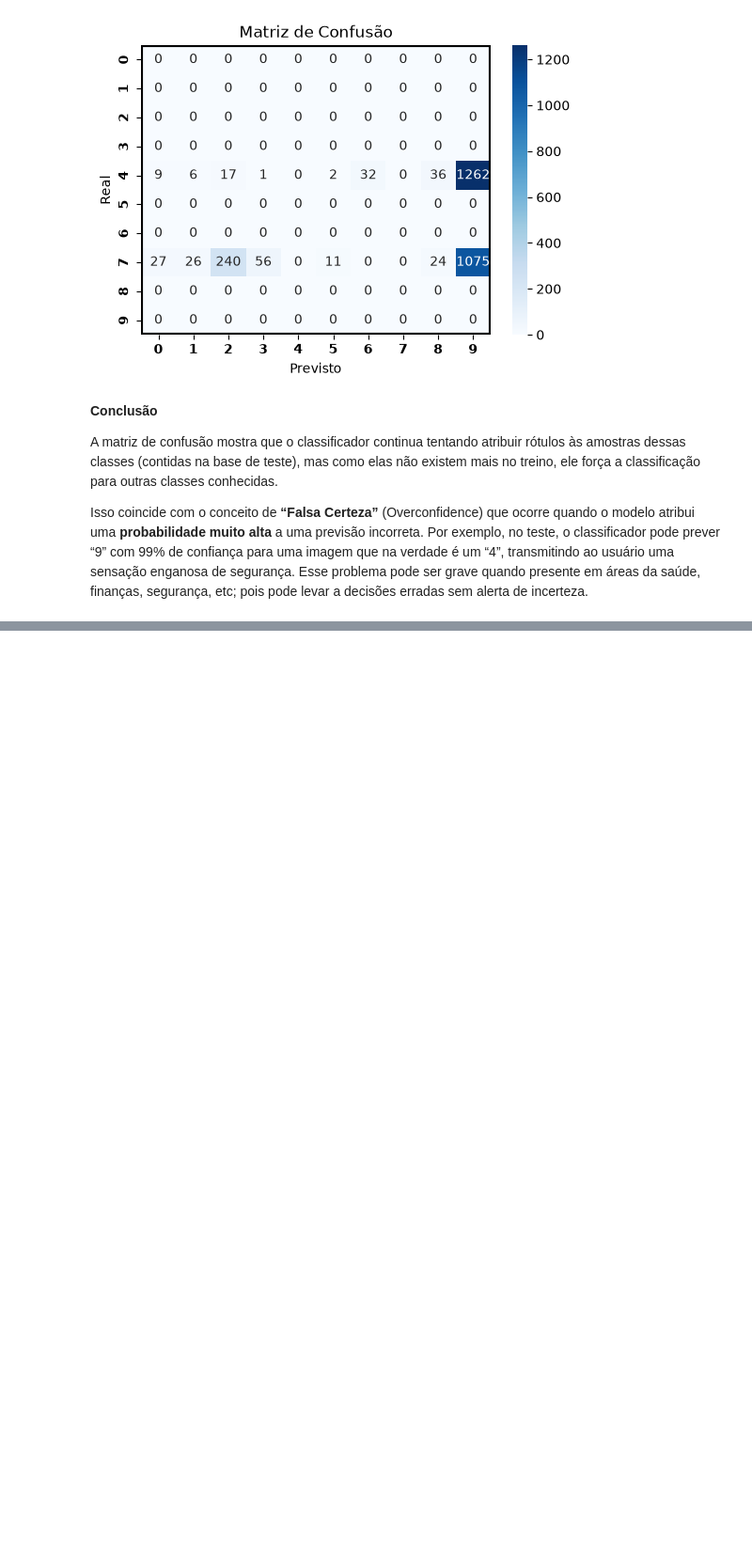
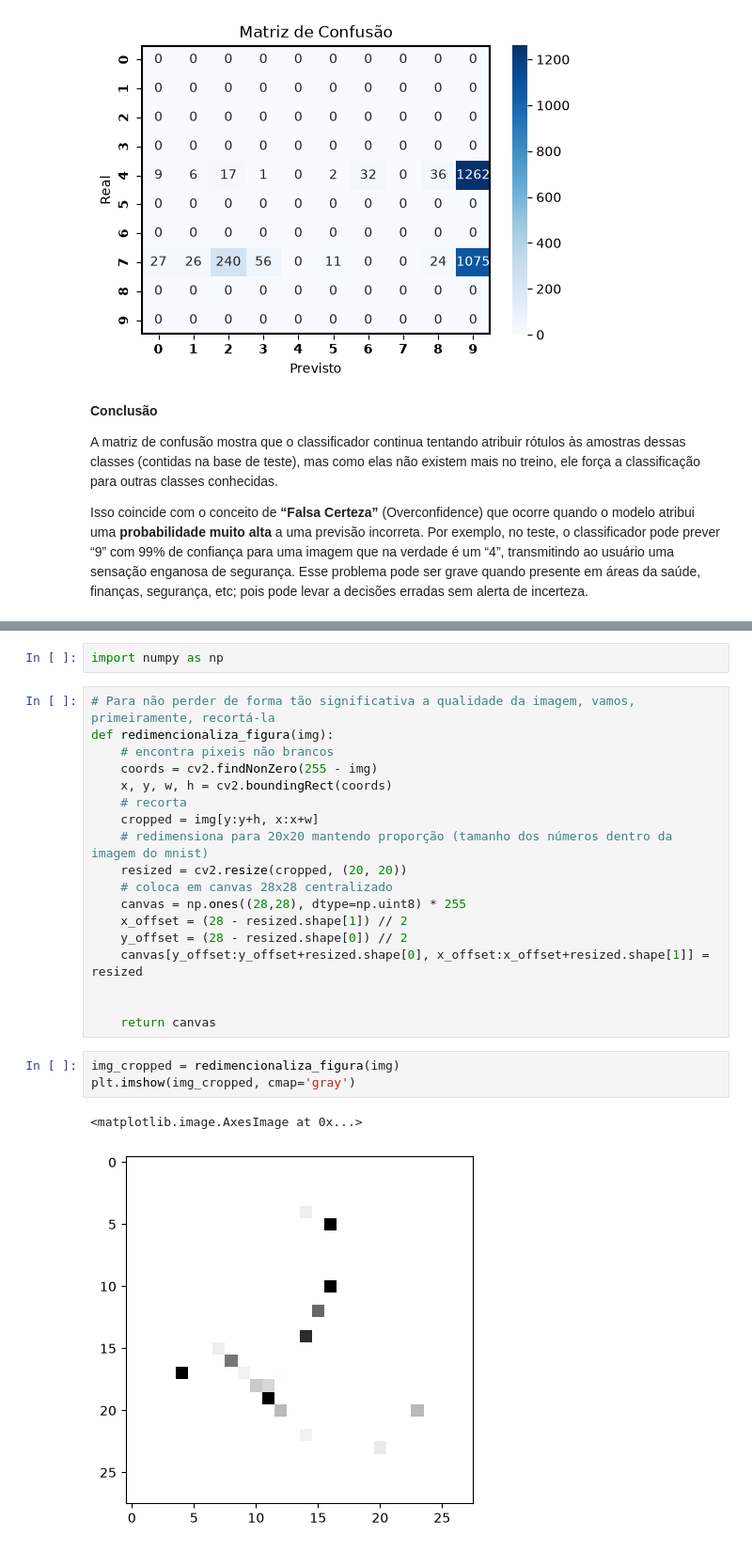
Before and after one commit to CherylHenkels/sctec-mini-projeto2, a Jupyter notebook: main.ipynb, the cells around one changed output, grey strips where cells are left out. Shown at 94% size. Drawn from its saved outputs; the diff is of its cells as text; blank space fills up the shorter version.

```diff
--- a/main.ipynb
+++ b/main.ipynb
@@ -945,0 +975,26 @@ Isso coincide com o conceito de **“Falsa Certeza”** (Overconfidence) que oco
+# %%
+import numpy as np
+# %%
+# Para não perder de forma tão significativa a qualidade da imagem, vamos, primeiramente, recortá-la
+def redimencionaliza_figura(img):
+    # encontra pixeis não brancos
+    coords = cv2.findNonZero(255 - img)
+    x, y, w, h = cv2.boundingRect(coords)
+    # recorta
+    cropped = img[y:y+h, x:x+w]
+    # redimensiona para 20x20 mantendo proporção (tamanho dos números dentro da imagem do mnist)
+    resized = cv2.resize(cropped, (20, 20))
+    # coloca em canvas 28x28 centralizado
+    canvas = np.ones((28,28), dtype=np.uint8) * 255
+    x_offset = (28 - resized.shape[1]) // 2
+    y_offset = (28 - resized.shape[0]) // 2
+    canvas[y_offset:y_offset+resized.shape[0], x_offset:x_offset+resized.shape[1]] = resized
+
+
+    return canvas
+# %%
+img_cropped = redimencionaliza_figura(img)
+plt.imshow(img_cropped, cmap='gray')
+# %% [output]
+<matplotlib.image.AxesImage at 0x...>
+[figure, added]
```
Also changed, not shown: parts of 13 cells of this notebook, 1 other file.
